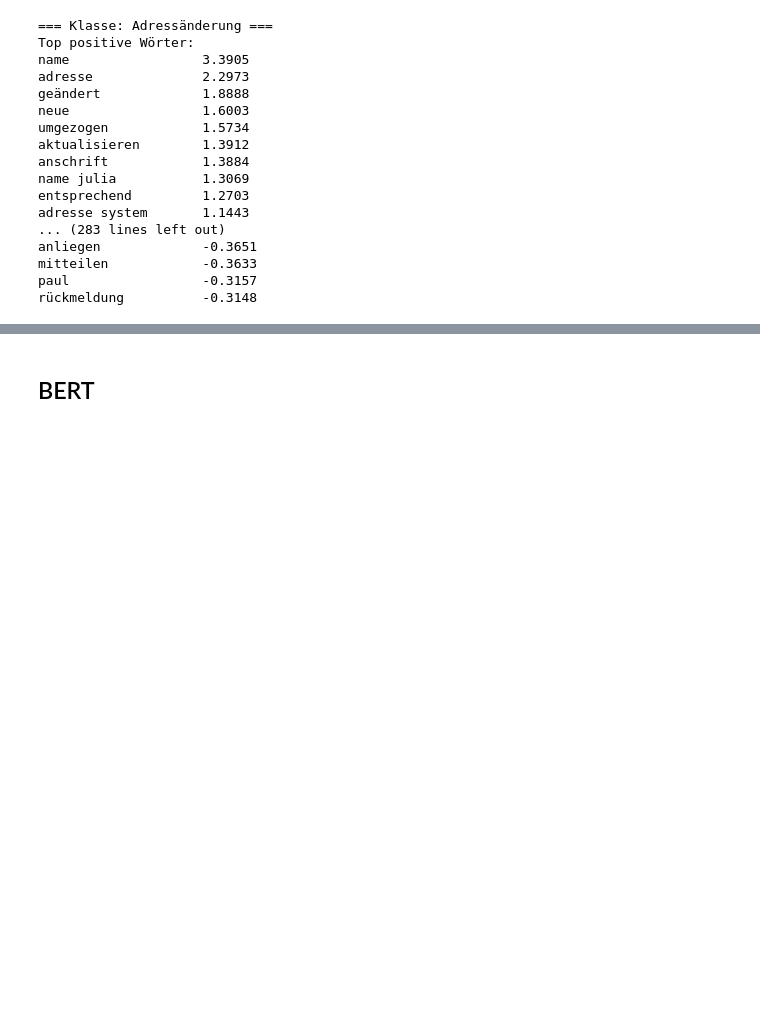
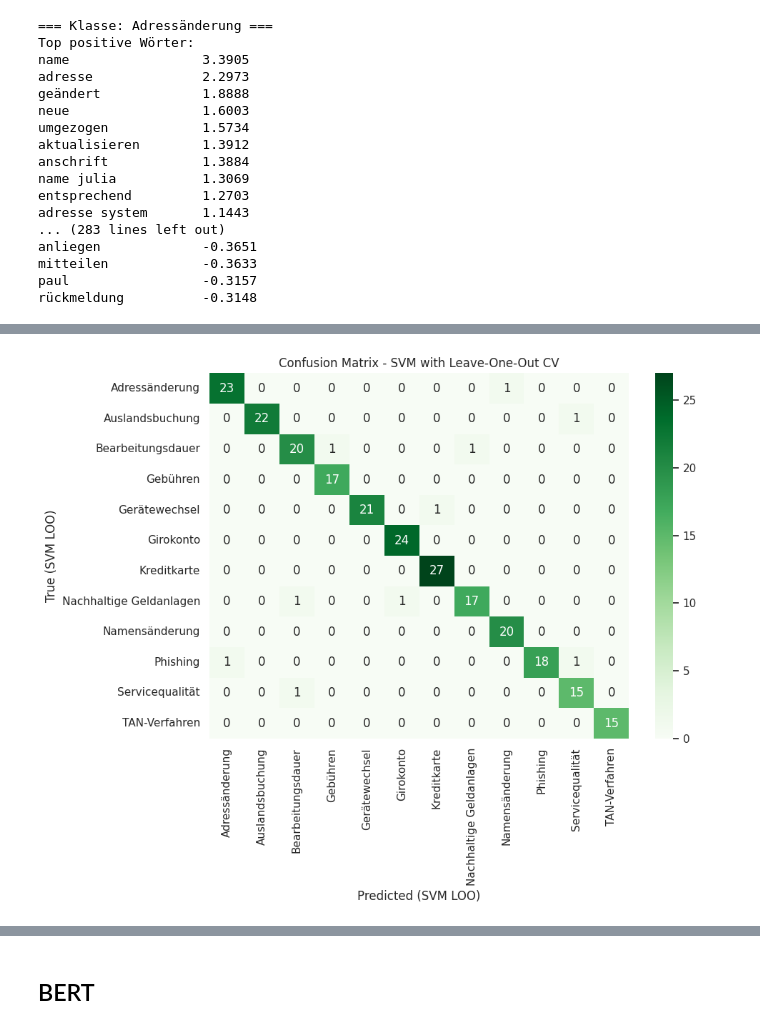
Before and after one commit to almilash/sparkasse_text_classification_challenge, a Jupyter notebook: model/Sparkasse_Challenge_AD-3.ipynb, the cells around one changed output, grey strips where cells are left out. Drawn from its saved outputs; the diff is of its cells as text; code cells hidden in the pictures; blank space fills up the shorter version.

```diff
--- a/model/Sparkasse_Challenge_AD-3.ipynb
+++ b/model/Sparkasse_Challenge_AD-3.ipynb
@@ -857,0 +845,63 @@ weighted avg       0.99      0.98      0.98        50
+# %%
+# Braucht ca. 4min
+# === Data ===
+X_text = df_clean["Kundenanfrage"].astype(str)
+y_labels = df_clean["Unterkategorie2"].astype(str)
+
+# === Pipeline: TF-IDF + SVM ===
+svm_loo_pipeline = Pipeline([
+    ("tfidf", TfidfVectorizer(
+        max_features=1000,
+        ngram_range=(1, 2),
+        min_df=0.01,
+        max_df=0.8
+    )),
+    ("svc", SVC())
+])
+
+# === Hyperparameter grid for SVM (LOO) ===
+svm_loo_param_grid = {
+    'svc__C': [0.1, 1, 10],
+    'svc__kernel': ['linear', 'rbf'],
+    'svc__class_weight': [None, 'balanced'],
+    'svc__gamma': ['scale', 'auto']
+}
+
+# === Leave-One-Out CV ===
+loo_cv = LeaveOneOut()
+
+# === GridSearchCV with LOO ===
+svm_loo_grid = GridSearchCV(
+    estimator=svm_loo_pipeline,
+    param_grid=svm_loo_param_grid,
+    cv=loo_cv,
+    scoring='accuracy',
+    n_jobs=-1
+)
+svm_loo_grid.fit(X_text, y_labels)
+
+# === Best SVM (LOO) model ===
+best_svm_loo = svm_loo_grid.best_estimator_
+print("Best parameters (SVM LOO):", svm_loo_grid.best_params_)
+print("LOO mean accuracy (SVM):", svm_loo_grid.best_score_)
+
+# === Get LOO predictions for all samples ===
+y_pred_svm_loo = cross_val_predict(best_svm_loo, X_text, y_labels, cv=loo_cv, n_jobs=-1)
+
+# === Classification report ===
+print("\nClassification Report (SVM LOO):")
+print(classification_report(y_labels, y_pred_svm_loo))
+
+# === Confusion Matrix (SVM LOO) ===
+svm_loo_labels = sorted(y_labels.unique())
+cm_svm_loo = confusion_matrix(y_labels, y_pred_svm_loo, labels=svm_loo_labels)
+
+plt.figure(figsize=(10, 8))
+sns.heatmap(cm_svm_loo, annot=True, fmt='d', cmap='Greens',
+            xticklabels=svm_loo_labels, yticklabels=svm_loo_labels)
+plt.xlabel("Predicted (SVM LOO)")
+plt.ylabel("True (SVM LOO)")
+plt.title("Confusion Matrix - SVM with Leave-One-Out CV")
+plt.tight_layout()
+plt.show()
+# %% [output]
@@ -857,0 +925 @@ weighted avg       0.99      0.98      0.98        50
+[figure, added]
```
Also changed, not shown: parts of 17 cells of this notebook.
